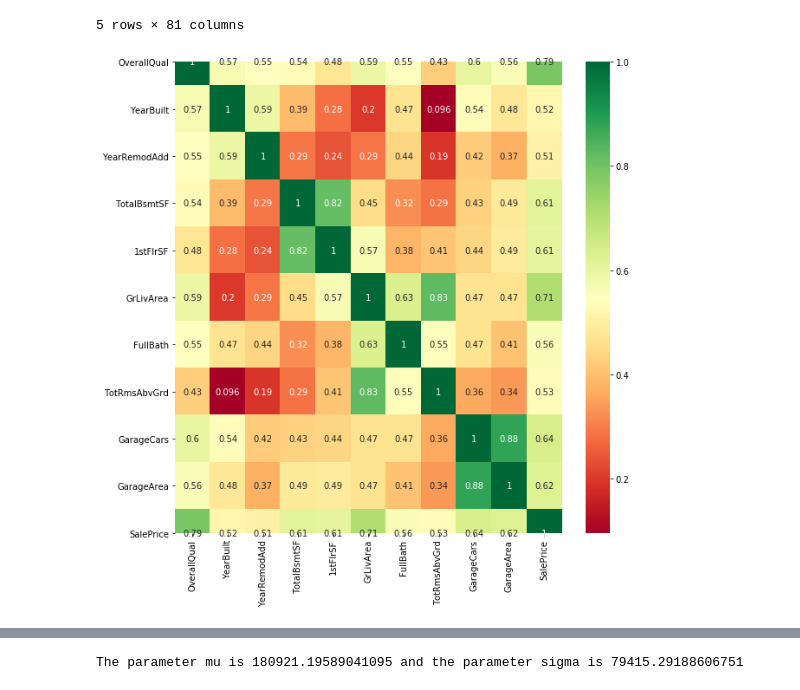
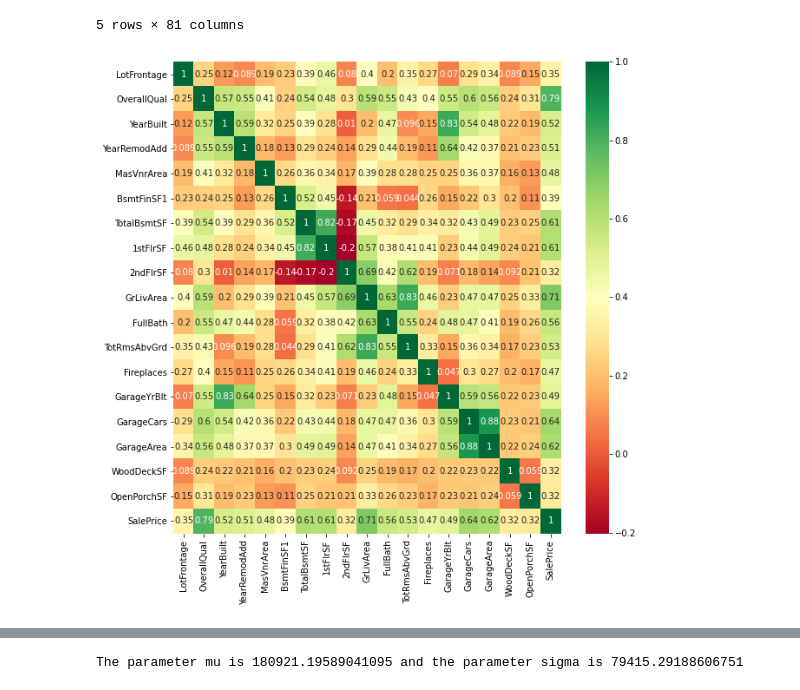
Before and after one commit to nilberthsouza/HousePricingPredict, a Jupyter notebook: Predict House Price and EDA.ipynb, the cells around one changed output, grey strips where cells are left out. Drawn from its saved outputs; the diff is of its cells as text; code cells hidden in the pictures.

```diff
--- a/Predict House Price and EDA.ipynb
+++ b/Predict House Price and EDA.ipynb
@@ -57,9 +57,9 @@ Id = test['Id']
 # %%
 #Matrix de correlação
 
 correlatedMatrix = train.corr()
-mostCorrelatedFeatures = correlatedMatrix.index[abs(correlatedMatrix["SalePrice"])>0.5]
+mostCorrelatedFeatures = correlatedMatrix.index[abs(correlatedMatrix["SalePrice"])>0.3]
 plt.figure(figsize=(10,10))
 g = sns.heatmap(train[mostCorrelatedFeatures].corr(),annot=True,cmap="RdYlGn")
 # %% [output]
-[figure, old version]
+[figure, new version]
```
Also changed, not shown: parts of 10 cells of this notebook.
